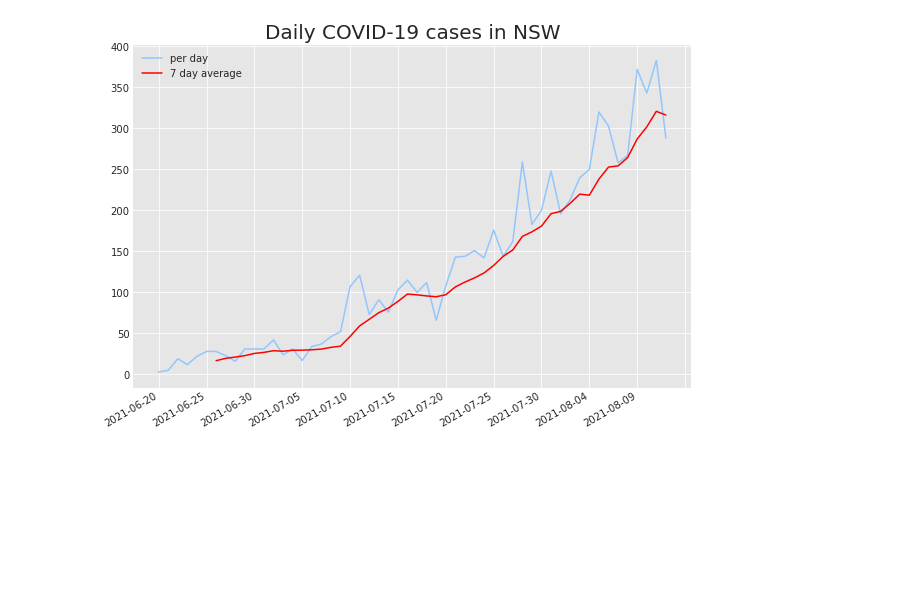
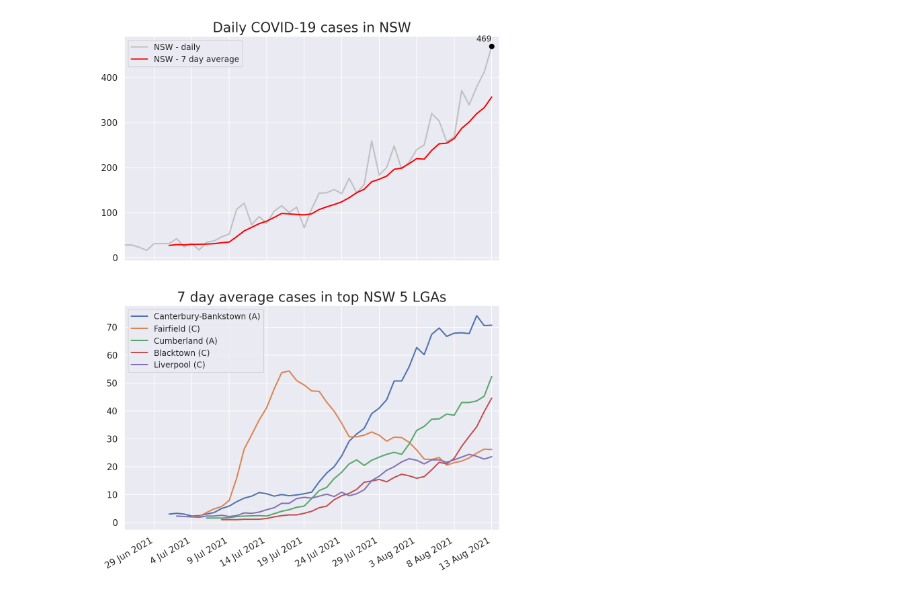
Before and after one commit to maxim75/data-visualization, a Jupyter notebook: notebooks/COVID_data_1.ipynb, the cells around one changed output. Drawn from its saved outputs; the diff is of its cells as text; code cells hidden in the pictures; blank space fills up the shorter version.

Commit message:
COVID data part 1

```diff
--- a/notebooks/COVID_data_1.ipynb
+++ b/notebooks/COVID_data_1.ipynb
@@ -24,4 +33,4 @@ cases_df = cases_df[cases_df["notification_date"] >= start_date]
 cases_per_day = cases_df.groupby(by=["notification_date"]).size().to_frame("count").reset_index()
 
 # get 7 day average value
-cases_per_day["count_7days_mean"] = cases_per_day.iloc[:,1].rolling(window=7).mean()
+cases_per_day["7days_mean"] = cases_per_day.iloc[:,1].rolling(window=7, min_periods=7).mean()
@@ -27,0 +64,18 @@ cases_per_day["count_7days_mean"] = cases_per_day.iloc[:,1].rolling(window=7).me
+# %%
+%config InlineBackend.figure_format = 'retina'
+
+fig, ax = plt.subplots(nrows = 1, ncols = 1)
+
+ax.set_title("LGAs with most COVID-19 cases")
+ax.set_xlabel("Total cases")
+
+hightlight_top_count = 5
+
+rects = ax.barh("lga_name19", "count",
+    height=0.8,
+    data=lga_total_cases_df.head(10),
+    color=["red"]*hightlight_top_count + ["blue"]*100,
+    tick_label="lga_name19"
+)
+
+plt.gca().invert_yaxis()
@@ -28,18 +86,64 @@ cases_per_day["count_7days_mean"] = cases_per_day.iloc[:,1].rolling(window=7).me
 # %%
-sns.set_style("darkgrid", {"axes.facecolor": ".9"})
+%config InlineBackend.figure_format = 'retina'
 
-fig, ax = plt.subplots(figsize=(10, 7))
+hightlight_date = cases_per_day.iloc[-1]
 
-ax.plot("notification_date", "count", data=cases_per_day, label="per day")
-ax.plot("notification_date", "count_7days_mean", data=cases_per_day, color="red", label="7 day average")
+def config_datetime_axis(ax):
+    date_form = mdates.DateFormatter("%-d %b %Y")
+    fmt_half_year = mdates.DayLocator(interval=5)
+    ax.xaxis.set_major_locator(fmt_half_year)
+    ax.xaxis.set_major_formatter(date_form)
+    fig.autofmt_xdate()
 
-ax.legend(loc='upper left', bbox_to_anchor=(0, 1))
+sns.set_theme("notebook", font_scale=1.2, rc={"lines.linewidth": 2.})
+
+color_palette = sns.color_palette()
+
+fig, ax = plt.subplots(figsize=(10, 15), nrows = 2, ncols = 1)
+
+x_lim = [cases_per_day.notification_date.min(), cases_per_day.notification_date.max() + pd.DateOffset(1)]
+
+# Plot total cases and 7 day mean graph
+ax_total = ax[0]
+
+ax_total.plot("notification_date", "count", data=cases_per_day, label="NSW - daily", color="grey", alpha=.4)
+ax_total.plot("notification_date", "7days_mean", data=cases_per_day, color="red", label="NSW - 7 day average")
+
+ax_total.scatter("notification_date", "count", data=hightlight_date, color="black", s=7**2, zorder=10, label=None)
+ax_total.annotate(hightlight_date["count"],
+            xy=(hightlight_date["notification_date"], hightlight_date["count"]),
+            xytext=(0, 10), textcoords="offset pixels",
+            horizontalalignment="right",
+            verticalalignment="bottom",
+           fontsize=12)
+
+ax_total.legend(loc='upper left', bbox_to_anchor=(0, 1),fontsize=12)
+ax_total.set_title("Daily COVID-19 cases in NSW", fontsize=20)
+ax_total.set_xlim(x_lim)
+config_datetime_axis(ax_total)
+
+# Plot 7 day mean LGAs
+ax_lga = ax[1]
+
+top_lga_names = lga_total_cases_df.head(top_lga_count).lga_name19.to_list()
+
+for idx, lga_name in enumerate(top_lga_names):
+    lga_cases = cases_per_day_per_lga[cases_per_day_per_lga.lga_name19 == lga_name].copy()
+    lga_cases["mean"] = cases_per_day_per_lga[cases_per_day_per_lga.lga_name19 == lga_name].rolling(window=7, min_periods=7).mean()
+
+    ax_lga.plot("notification_date", "mean", data=lga_cases,\
+            color=color_palette[idx], label=lga_name)
+
+ax_lga.set_xlim(x_lim)
+
+ax_lga.legend(loc='upper left', bbox_to_anchor=(0, 1),fontsize=12)
+
+text = ax_lga.set_title(f"7 day average cases in top NSW {len(top_lga_names)} LGAs", fontsize=20)
 
 # set x-axis date values output and positioning
-fmt_half_year = mdates.DayLocator(interval=5)
-ax.xaxis.set_major_locator(fmt_half_year)
-fig.autofmt_xdate()
+config_datetime_axis(ax_lga)
+plt.xticks(rotation=30)
 
-text = ax.set_title("Daily COVID-19 cases in NSW", fontsize=20)
+pass
 # %% [output]
-[figure, old version]
+[figure, new version]
```
Also changed, not shown: parts of 11 cells of this notebook, 1 other file.
